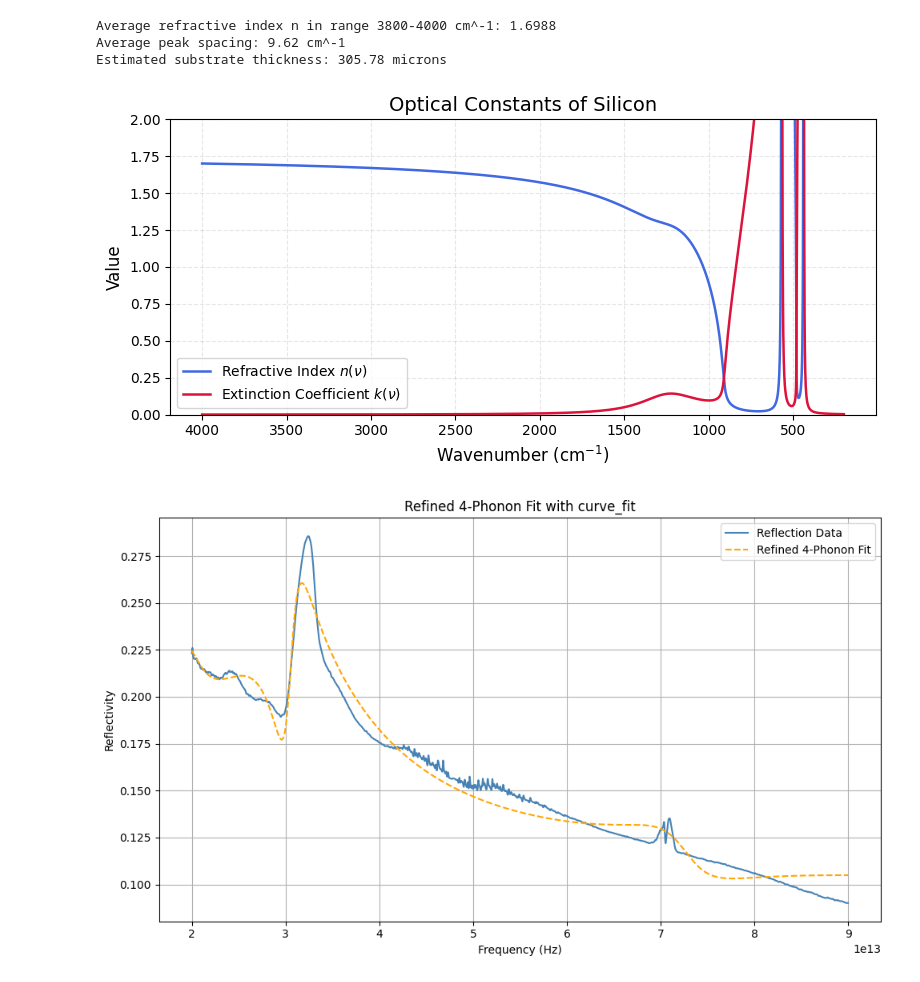
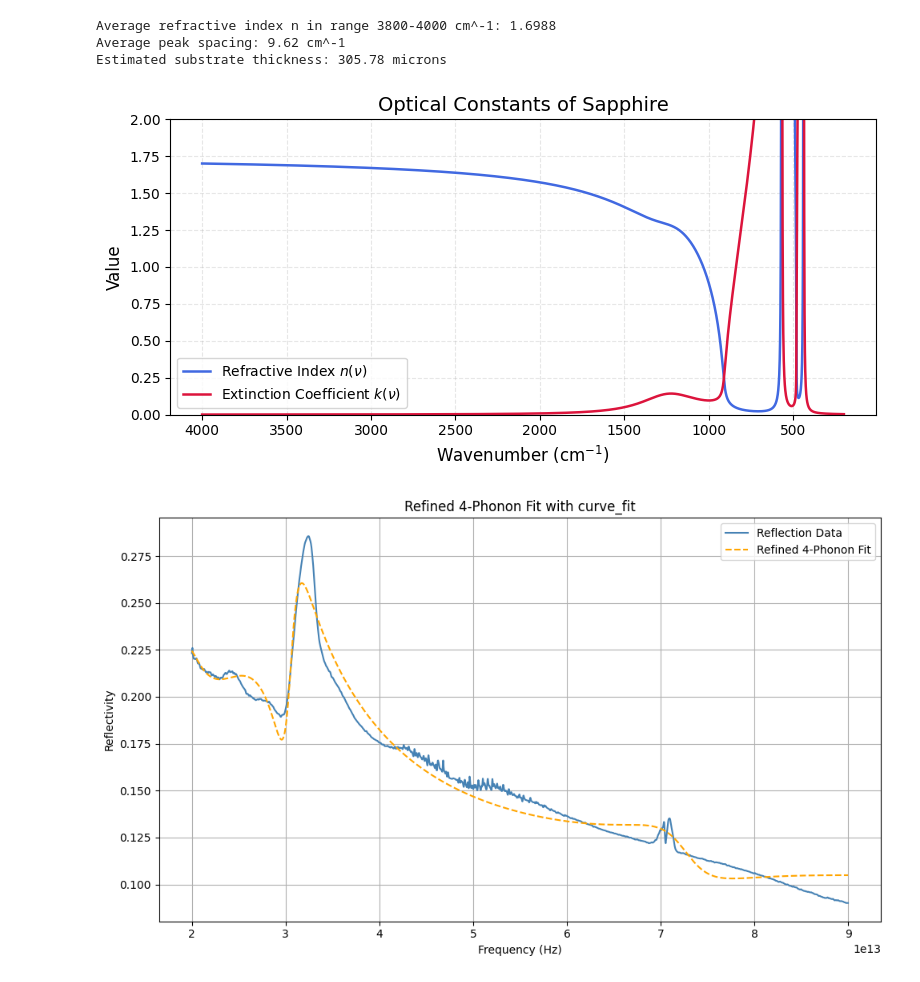
Before and after one commit to kearb-stomp/AdvLabs, a Jupyter notebook: Lab 1/Lab 6 Clean Version.ipynb, the cells around one changed output. Drawn from its saved outputs; the diff is of its cells as text; code cells hidden in the pictures.

Commit message:
Updated plot title - sapphire optical constants

```diff
--- a/Lab 1/Lab 6 Clean Version.ipynb
+++ b/Lab 1/Lab 6 Clean Version.ipynb
@@ -763,28 +763,28 @@ Estimated substrate thickness: 305.78 microns
 # %%
 # Calculate complex dielectric function with your refined parameters
 eps = dielectric_function(wavenumber, *popt)
 
 # Calculate complex refractive index n + i*k
 n_complex = np.sqrt(eps)
 
 # Extract real part (refractive index) and imaginary part (extinction coefficient)
 n_real = n_complex.real
 k_imag = n_complex.imag
 
 plt.figure(figsize=(8, 4))
 plt.plot(wavenumber, n_real, label='Refractive Index $n(\\nu)$', color='royalblue', linewidth=1.8)
 plt.plot(wavenumber, k_imag, label='Extinction Coefficient $k(\\nu)$', color='crimson', linewidth=1.8)
 plt.xlabel('Wavenumber (cm$^{-1}$)', fontsize=12)
 plt.ylabel('Value', fontsize=12)
-plt.title('Optical Constants of Silicon', fontsize=14)
+plt.title('Optical Constants of Sapphire', fontsize=14)
 plt.legend()
 plt.ylim(0, 2)
 plt.gca().invert_xaxis()
 plt.grid(True, which='both', linestyle='--', alpha=0.3)
 plt.tight_layout()
 plt.show()
 # %% [output]
-[figure, old version]
+[figure, new version]
 # %%
 import numpy as np
 import matplotlib.pyplot as plt
```
